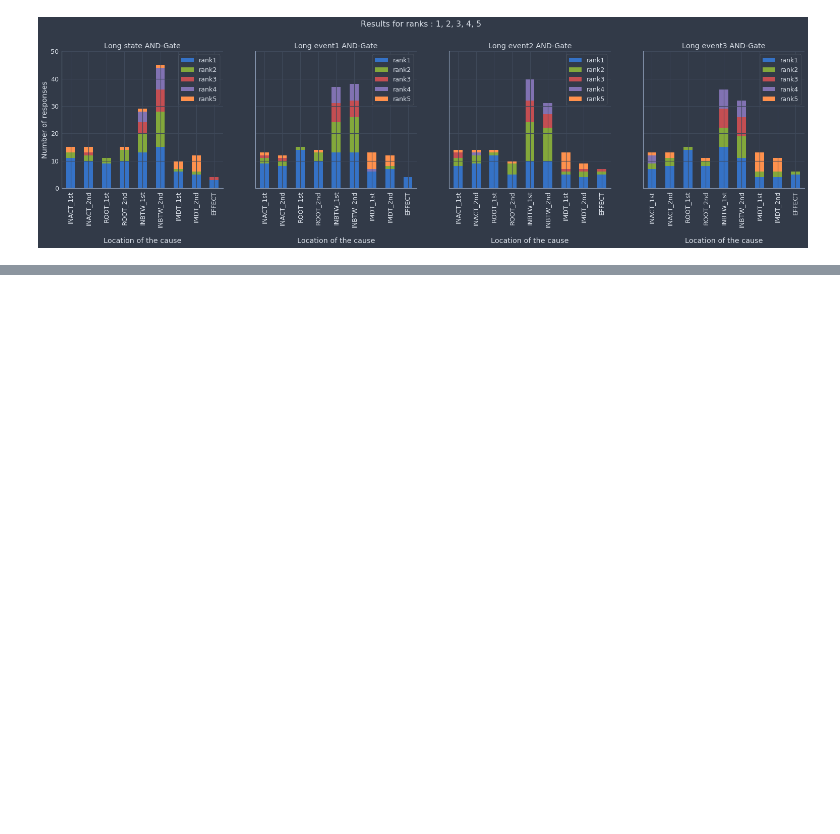
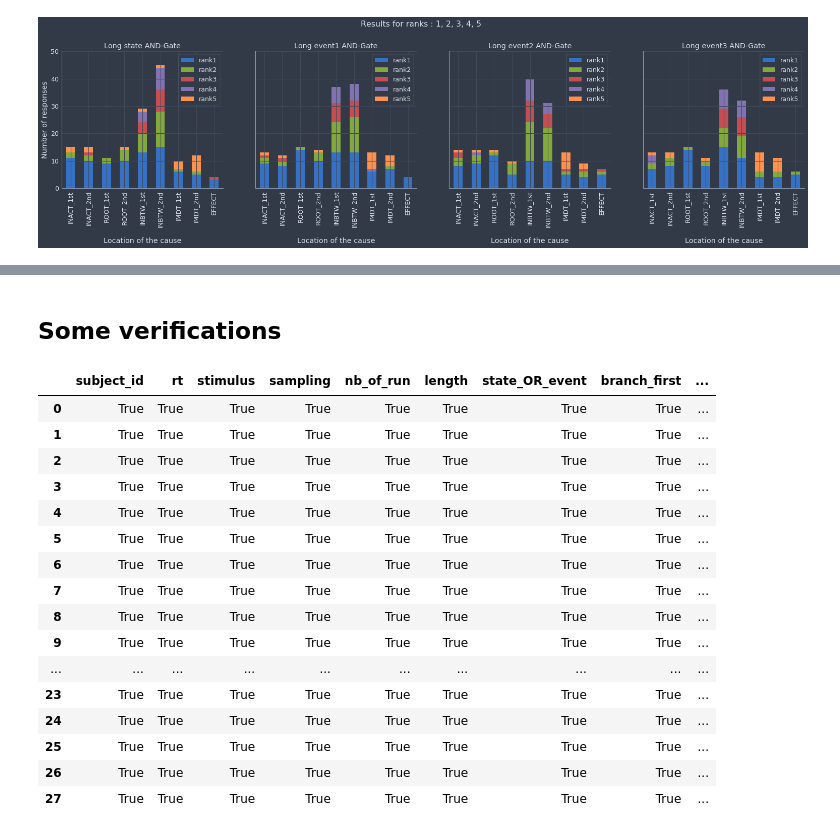
Before and after one commit to A-Fermo/continuity-cogsci21, a Jupyter notebook: analysis/analysis_E2.ipynb, the cells around one changed output, grey strips where cells are left out. Cells and saved outputs as stored; diff of their text form; code cells hidden in the pictures; blank space fills up the shorter version.

```diff
--- a/analysis/analysis_E2.ipynb
+++ b/analysis/analysis_E2.ipynb
@@ -517,0 +575,29 @@ dtype: int64
+# %% [markdown]
+## Some verifications
+# %%
+# Let's say that we want to verify that or function "OBJECT.add_filters(*kargs).df" outputs the same dataframe as when we
+# simply filter the original dataframe with the desired parameters.
+
+LongEvent3  = AndGate("long").add_filter(delay="long") # the object we want to check
+check = data_AND_Gate[(data_AND_Gate['length']=='Long') & (data_AND_Gate['time_interval']=='Long')]
+check.reset_index(drop=True,inplace=True)
+LongEvent3.df == check # "time_interval" appears False for condition State (not here) where "time_interval" = NaN. Indeed
+# in Python NaN != NaN...
+# %% [output]
+|  | subject_id | rt | stimulus | sampling | nb_of_run | length | state_OR_event | branch_first | ... |
+| 0 | True | True | True | True | True | True | True | True | ... |
+| 1 | True | True | True | True | True | True | True | True | ... |
+| 2 | True | True | True | True | True | True | True | True | ... |
+| 3 | True | True | True | True | True | True | True | True | ... |
+| 4 | True | True | True | True | True | True | True | True | ... |
+| 5 | True | True | True | True | True | True | True | True | ... |
+| 6 | True | True | True | True | True | True | True | True | ... |
+| 7 | True | True | True | True | True | True | True | True | ... |
+| 8 | True | True | True | True | True | True | True | True | ... |
+| 9 | True | True | True | True | True | True | True | True | ... |
+| ... | ... | ... | ... | ... | ... | ... | ... | ... | ... |
+| 23 | True | True | True | True | True | True | True | True | ... |
+| 24 | True | True | True | True | True | True | True | True | ... |
+| 25 | True | True | True | True | True | True | True | True | ... |
+| 26 | True | True | True | True | True | True | True | True | ... |
+| 27 | True | True | True | True | True | True | True | True | ... |
```
Also changed, not shown: parts of 21 cells of this notebook, 3 other files.
